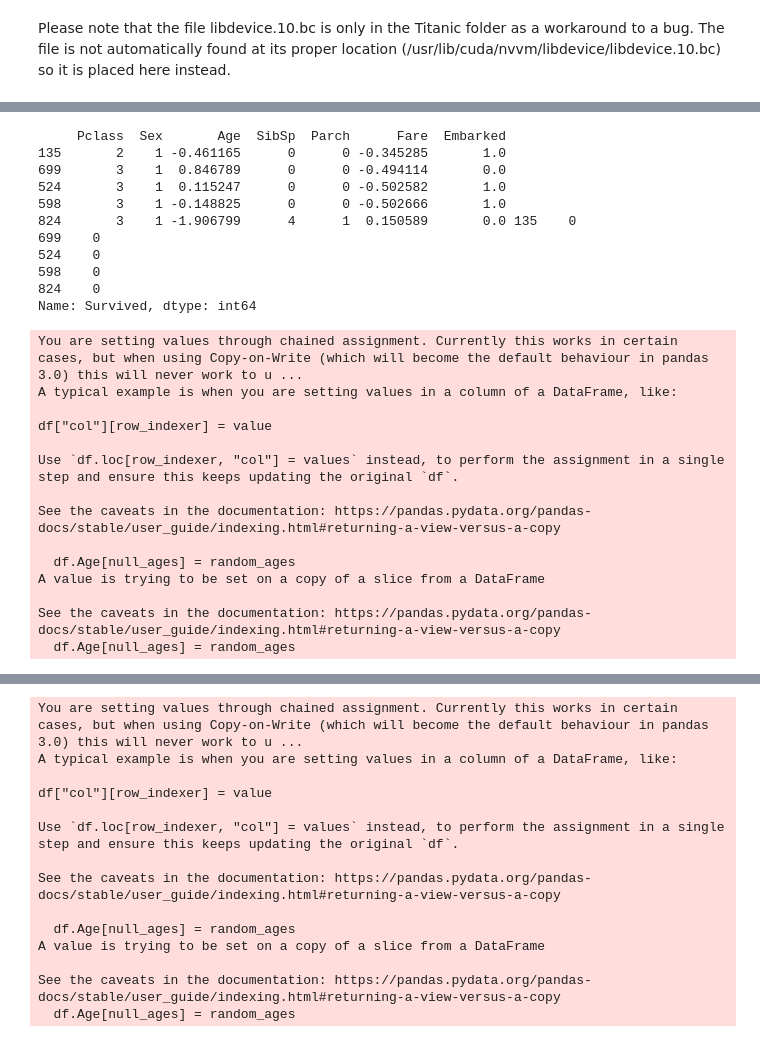
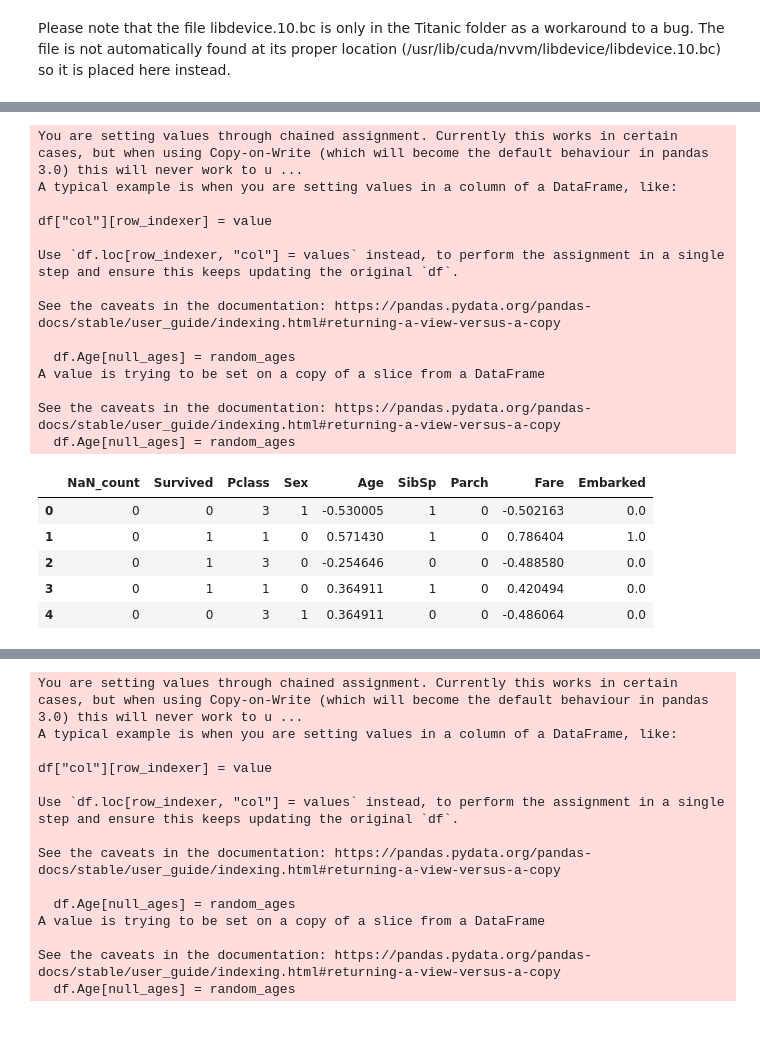
Before and after one commit to benvlasto/Deep-Learning-with-Python, a Jupyter notebook: Kaggle/Titanic/titanic-model.ipynb, the cells around one changed output, grey strips where cells are left out. Cells and saved outputs as stored; diff of their text form; code cells hidden in the pictures.

```diff
--- a/Kaggle/Titanic/titanic-model.ipynb
+++ b/Kaggle/Titanic/titanic-model.ipynb
@@ -41,8 +34,24 @@ def normalise_age_and_fare(df: pd.DataFrame) -> pd.DataFrame: # Takes as argumen
     df.Age[null_ages] = random_ages
 
     return df
+# %%
+def add_NaN_count(df: pd.DataFrame): # Takes in dataframe, returns same dataframe with the new column "NaN_count" describing how many of the other columns are NaN for each passenger.
+    filled_column_count = df.count(axis=1) # This calculates how many columns are filled with some value for each passenger
+    number_of_columns = len(df.columns)
+    NaN_count = number_of_columns - filled_column_count
+    df.insert(0, "NaN_count", NaN_count.values, True)
+    return df
 # %%
 def preprocess_df(df: pd.DataFrame): # For training set, returns a cleaned training dataset as well as labels in their own dataframe. For test set, returns only cleaned dataset.
+
+    # Remove categories that don't correspond to survival rate.
+    df = df.drop("PassengerId", axis=1)
+    df = df.drop("Name", axis=1)
+    df = df.drop("Ticket", axis=1)
+    df = df.drop("Cabin", axis=1)
+
+    # Add feature describing how many values are NaN for each passenger.
+    df = add_NaN_count(df)
 
     # Map female -> 0 and male -> 1
     df["Sex"] = df["Sex"].map({"female": 0,
@@ -56,53 +65,35 @@ def preprocess_df(df: pd.DataFrame): # For training set, returns a cleaned train
     df["Embarked"] = df["Embarked"].map(embarked_map)
     df.Embarked = df.Embarked.fillna(0)
 
-    # Remove categories that don't correspond to survival rate.
-    df = df.drop("PassengerId", axis=1)
-    df = df.drop("Name", axis=1)
-    df = df.drop("Ticket", axis=1)
-    df = df.drop("Cabin", axis=1)
-
+    # Normalise Age and Fare columns
     df = normalise_age_and_fare(df)
 
-    # If this is training set, shuffle everything and put labels in their own dataframe. If this is test set without labels, skip this step.
-    if "Survived" in df:
-        df = df.sample(frac=1) # Shuffles the samples for k-fold cross validation
-        labels = df.pop("Survived")
-        train = df
-        return train, labels
-
     return df
 # %%
 df = pd.read_csv("train.csv")
-train, labels = preprocess_df(df)
-
-print(train.head(), labels.head())
+df = preprocess_df(df)
+df.head()
 # %% [output]
-     Pclass  Sex       Age  SibSp  Parch      Fare  Embarked
-135       2    1 -0.461165      0      0 -0.345285       1.0
-699       3    1  0.846789      0      0 -0.494114       0.0
-524       3    1  0.115247      0      0 -0.502582       1.0
-598       3    1 -0.148825      0      0 -0.502666       1.0
-824       3    1 -1.906799      4      1  0.150589       0.0 135    0
-699    0
-524    0
-598    0
-824    0
-Name: Survived, dtype: int64
+You are setting values through chained assignment. Currently this works in certain cases, but when using Copy-on-Write (which will become the default behaviour in pandas 3.0) this will never work to u ...
+A typical example is when you are setting values in a column of a DataFrame, like:
+
+df["col"][row_indexer] = value
+
+Use `df.loc[row_indexer, "col"] = values` instead, to perform the assignment in a single step and ensure this keeps updating the original `df`.
+
+See the caveats in the documentation: https://pandas.pydata.org/pandas-docs/stable/user_guide/indexing.html#returning-a-view-versus-a-copy
+
+  df.Age[null_ages] = random_ages
+A value is trying to be set on a copy of a slice from a DataFrame
+
+See the caveats in the documentation: https://pandas.pydata.org/pandas-docs/stable/user_guide/indexing.html#returning-a-view-versus-a-copy
+  df.Age[null_ages] = random_ages
-You are setting values through chained assignment. Currently this works in certain cases, but when using Copy-on-Write (which will become the default behaviour in pandas 3.0) this will never work to u ...
-A typical example is when you are setting values in a column of a DataFrame, like:
-
-df["col"][row_indexer] = value
-
-Use `df.loc[row_indexer, "col"] = values` instead, to perform the assignment in a single step and ensure this keeps updating the original `df`.
-
-See the caveats in the documentation: https://pandas.pydata.org/pandas-docs/stable/user_guide/indexing.html#returning-a-view-versus-a-copy
-
-  df.Age[null_ages] = random_ages
-A value is trying to be set on a copy of a slice from a DataFrame
-
-See the caveats in the documentation: https://pandas.pydata.org/pandas-docs/stable/user_guide/indexing.html#returning-a-view-versus-a-copy
-  df.Age[null_ages] = random_ages
+|  | NaN_count | Survived | Pclass | Sex | Age | SibSp | Parch | Fare | Embarked |
+| 0 | 0 | 0 | 3 | 1 | -0.530005 | 1 | 0 | -0.502163 | 0.0 |
+| 1 | 0 | 1 | 1 | 0 | 0.571430 | 1 | 0 | 0.786404 | 1.0 |
+| 2 | 0 | 1 | 3 | 0 | -0.254646 | 0 | 0 | -0.488580 | 0.0 |
+| 3 | 0 | 1 | 1 | 0 | 0.364911 | 1 | 0 | 0.420494 | 0.0 |
+| 4 | 0 | 0 | 3 | 1 | 0.364911 | 0 | 0 | -0.486064 | 0.0 |
 # %%
 def build_model():
     model = keras.Sequential([
```
Also changed, not shown: parts of 9 cells of this notebook, 2 other files.
